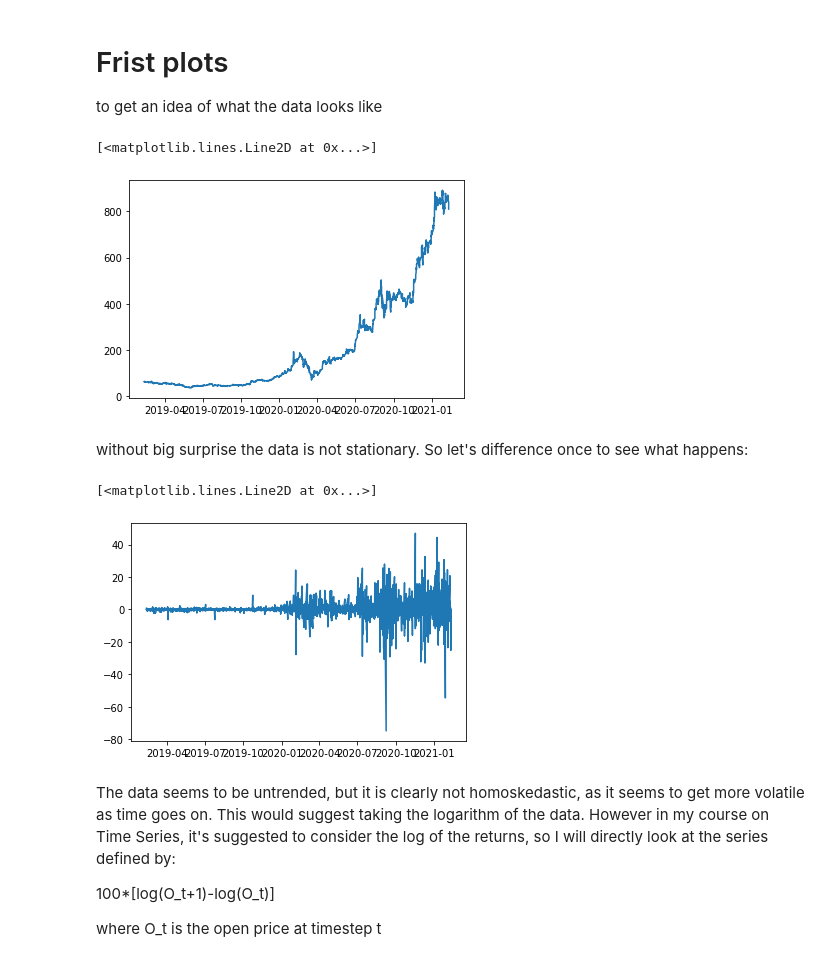
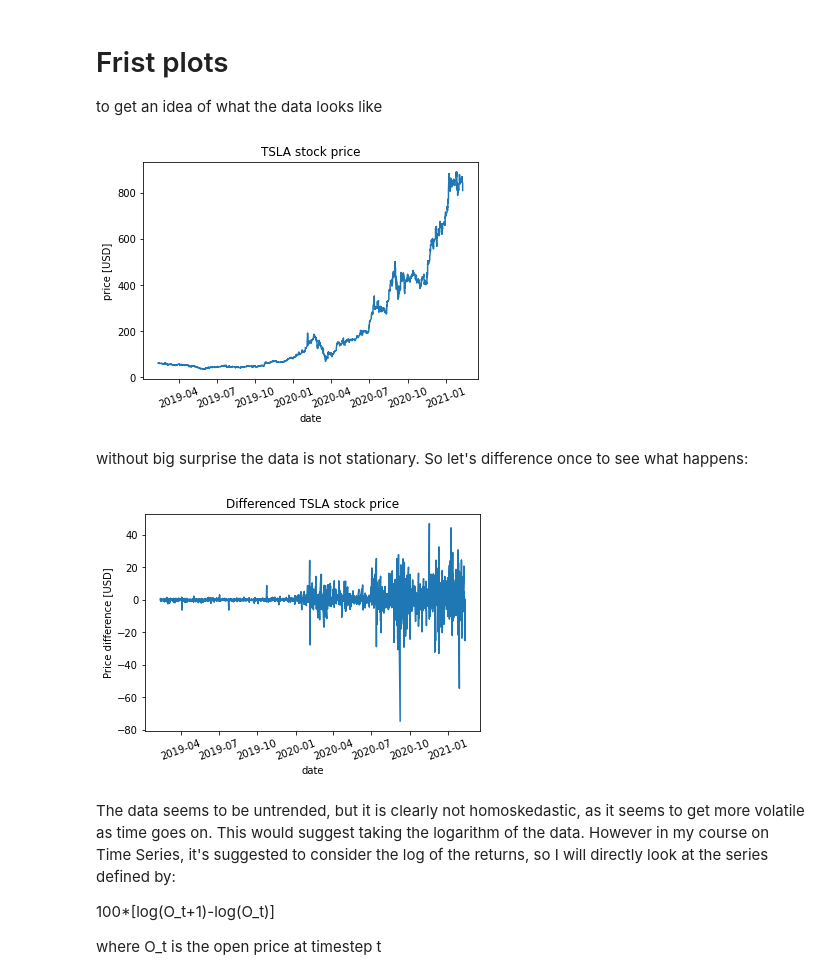
Before and after one commit to Sekarski/MasterThesis, a Jupyter notebook: exploration/TimeSeriesApproach.ipynb, the cells around one changed output. Drawn from its saved outputs; the diff is of its cells as text; code cells hidden in the pictures.

```diff
--- a/exploration/TimeSeriesApproach.ipynb
+++ b/exploration/TimeSeriesApproach.ipynb
@@ -50,17 +50,30 @@ The data is the hourly Open prices, between 9h and 16h CET (new york time). Howe
 to get an idea of what the data looks like
 # %%
 plt.plot(tsla['Open'])
+plt.xlabel("date")
+plt.xticks(rotation=20)
+plt.ylabel("price [USD]")
+plt.title("TSLA stock price")
+
+
+img_tsla = "../report/img/img_tsla.pdf"
+plt.savefig(img_tsla,bbox_inches="tight")
+
+plt.show()
 # %% [output]
-[<matplotlib.lines.Line2D at 0x...>]
-[figure, old version]
+[figure, new version]
 # %% [markdown]
 without big surprise the data is not stationary. So let's difference once to see what happens:
 # %%
 Dtsla = tsla['Open'].diff()
 plt.plot(Dtsla)
+plt.xlabel("date")
+plt.xticks(rotation=20)
+plt.ylabel("Price difference [USD]")
+plt.title("Differenced TSLA stock price")
+plt.show()
 # %% [output]
-[<matplotlib.lines.Line2D at 0x...>]
-[figure, old version]
+[figure, new version]
 # %% [markdown]
 The data seems to be untrended, but it is clearly not homoskedastic, as it seems to get more volatile as time goes on. This would suggest taking the logarithm of the data. However in my course on Time Series, it's suggested to consider the log of the returns, so I will directly look at the series defined by:
 
```
Also changed, not shown: parts of 9 cells of this notebook, 4 other files.
